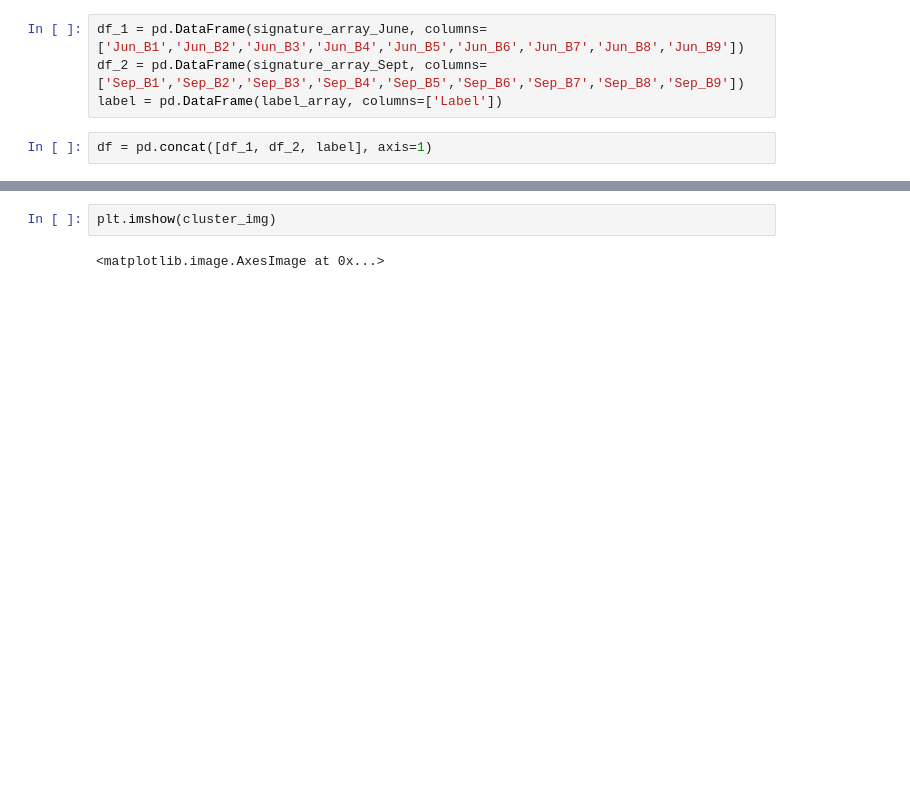
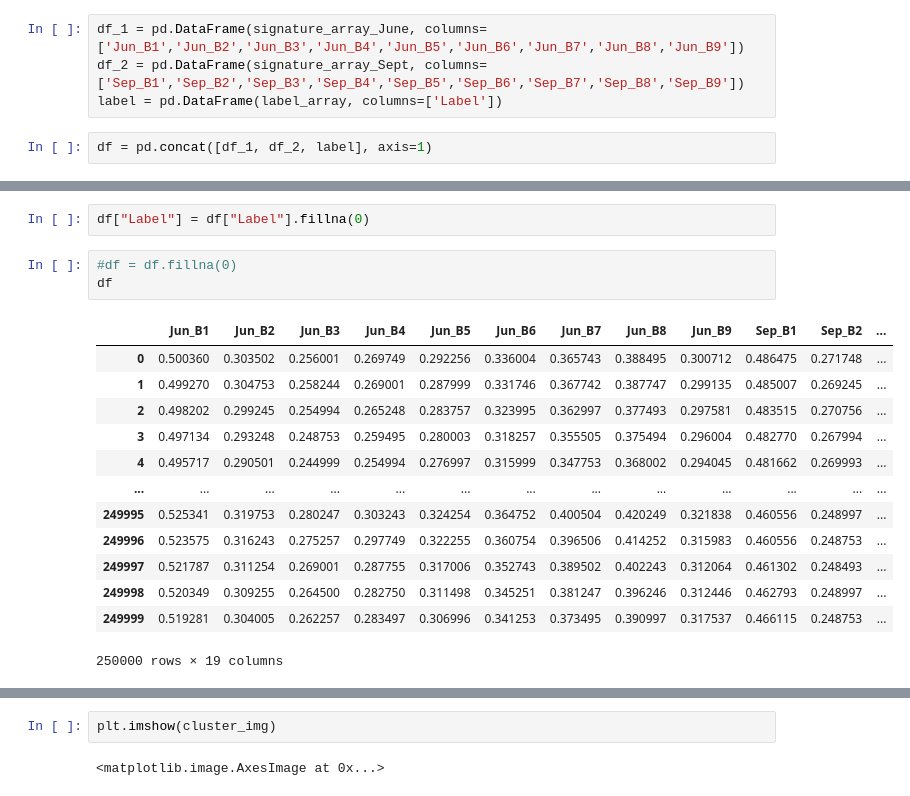
Before and after one commit to geospatial-roman/Crop_Classification_ML, a Jupyter notebook: MachineLearning_CropClassification.ipynb, the cells around one changed output, grey strips where cells are left out. Drawn from its saved outputs; the diff is of its cells as text; blank space fills up the shorter version.

```diff
--- a/MachineLearning_CropClassification.ipynb
+++ b/MachineLearning_CropClassification.ipynb
@@ -106,0 +148,19 @@ plt.tight_layout()
+# %%
+df["Label"] = df["Label"].fillna(0)
+# %%
+#df = df.fillna(0)
+df
+# %% [output]
+|  | Jun_B1 | Jun_B2 | Jun_B3 | Jun_B4 | Jun_B5 | Jun_B6 | Jun_B7 | Jun_B8 | Jun_B9 | Sep_B1 | Sep_B2 | ... |
+| 0 | 0.500360 | 0.303502 | 0.256001 | 0.269749 | 0.292256 | 0.336004 | 0.365743 | 0.388495 | 0.300712 | 0.486475 | 0.271748 | ... |
+| 1 | 0.499270 | 0.304753 | 0.258244 | 0.269001 | 0.287999 | 0.331746 | 0.367742 | 0.387747 | 0.299135 | 0.485007 | 0.269245 | ... |
+| 2 | 0.498202 | 0.299245 | 0.254994 | 0.265248 | 0.283757 | 0.323995 | 0.362997 | 0.377493 | 0.297581 | 0.483515 | 0.270756 | ... |
+| 3 | 0.497134 | 0.293248 | 0.248753 | 0.259495 | 0.280003 | 0.318257 | 0.355505 | 0.375494 | 0.296004 | 0.482770 | 0.267994 | ... |
+| 4 | 0.495717 | 0.290501 | 0.244999 | 0.254994 | 0.276997 | 0.315999 | 0.347753 | 0.368002 | 0.294045 | 0.481662 | 0.269993 | ... |
+| ... | ... | ... | ... | ... | ... | ... | ... | ... | ... | ... | ... | ... |
+| 249995 | 0.525341 | 0.319753 | 0.280247 | 0.303243 | 0.324254 | 0.364752 | 0.400504 | 0.420249 | 0.321838 | 0.460556 | 0.248997 | ... |
+| 249996 | 0.523575 | 0.316243 | 0.275257 | 0.297749 | 0.322255 | 0.360754 | 0.396506 | 0.414252 | 0.315983 | 0.460556 | 0.248753 | ... |
+| 249997 | 0.521787 | 0.311254 | 0.269001 | 0.287755 | 0.317006 | 0.352743 | 0.389502 | 0.402243 | 0.312064 | 0.461302 | 0.248493 | ... |
+| 249998 | 0.520349 | 0.309255 | 0.264500 | 0.282750 | 0.311498 | 0.345251 | 0.381247 | 0.396246 | 0.312446 | 0.462793 | 0.248997 | ... |
+| 249999 | 0.519281 | 0.304005 | 0.262257 | 0.283497 | 0.306996 | 0.341253 | 0.373495 | 0.390997 | 0.317537 | 0.466115 | 0.248753 | ... |
+250000 rows × 19 columns
```
Also changed, not shown: parts of 15 cells of this notebook, 1 other file.
